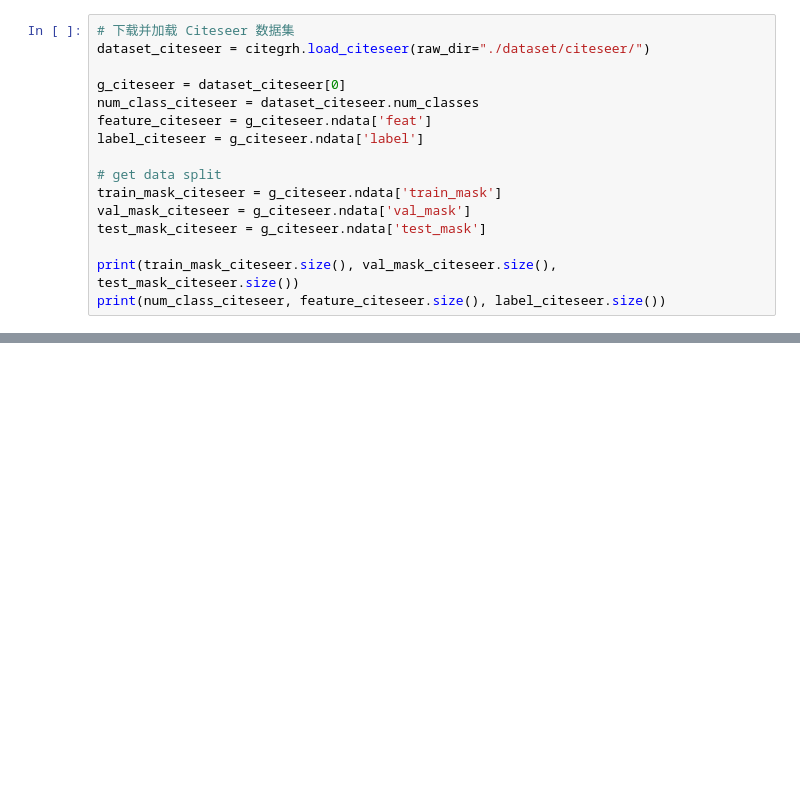
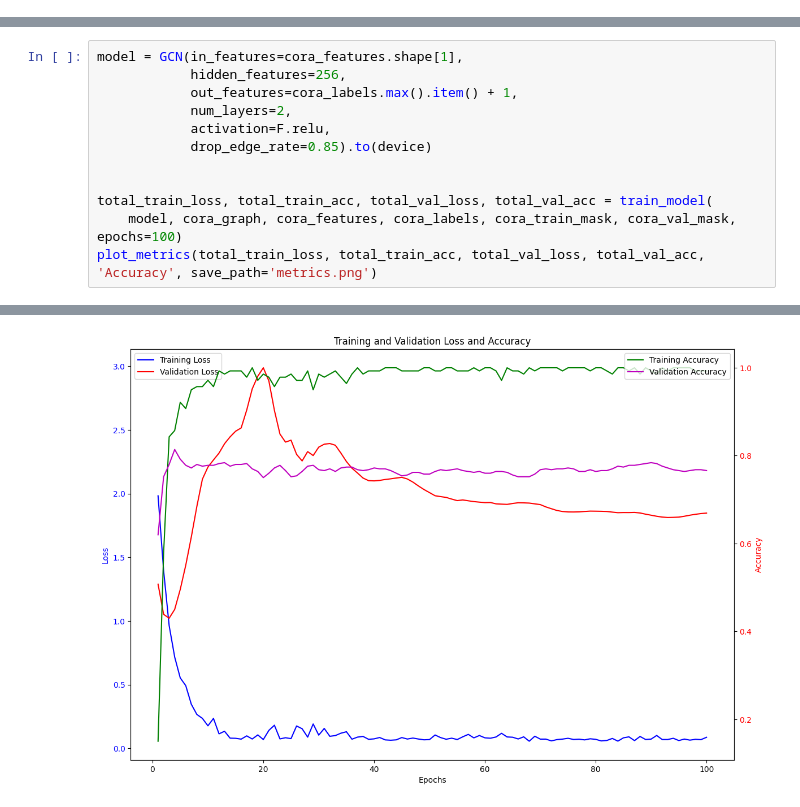
Before and after one commit to ChenXi4232/PythonCode, a Jupyter notebook: code/dl/EX3/GCN.ipynb, the cells around one changed output, grey strips where cells are left out. Saved outputs shown, nothing was run; the diff lists cells and outputs as text; blank space fills up the shorter version.

```diff
--- a/code/dl/EX3/GCN.ipynb
+++ b/code/dl/EX3/GCN.ipynb
@@ -37,16 +0,0 @@ torch.Size([2708]) torch.Size([2708]) torch.Size([2708])
-# %%
-# 下载并加载 Citeseer 数据集
-dataset_citeseer = citegrh.load_citeseer(raw_dir="./dataset/citeseer/")
-
-g_citeseer = dataset_citeseer[0]
-num_class_citeseer = dataset_citeseer.num_classes
-feature_citeseer = g_citeseer.ndata['feat']
-label_citeseer = g_citeseer.ndata['label']
-
-# get data split
-train_mask_citeseer = g_citeseer.ndata['train_mask']
-val_mask_citeseer = g_citeseer.ndata['val_mask']
-test_mask_citeseer = g_citeseer.ndata['test_mask']
-
-print(train_mask_citeseer.size(), val_mask_citeseer.size(), test_mask_citeseer.size())
-print(num_class_citeseer, feature_citeseer.size(), label_citeseer.size())
@@ -63,0 +320,13 @@ torch.Size([3327]) torch.Size([3327]) torch.Size([3327])
+# %%
+model = GCN(in_features=cora_features.shape[1],
+            hidden_features=256,
+            out_features=cora_labels.max().item() + 1,
+            num_layers=2,
+            activation=F.relu,
+            drop_edge_rate=0.85).to(device)
+
+
+total_train_loss, total_train_acc, total_val_loss, total_val_acc = train_model(
+    model, cora_graph, cora_features, cora_labels, cora_train_mask, cora_val_mask, epochs=100)
+plot_metrics(total_train_loss, total_train_acc, total_val_loss, total_val_acc, 'Accuracy', save_path='metrics.png')
+# %% [output]
@@ -63,0 +350 @@ torch.Size([3327]) torch.Size([3327]) torch.Size([3327])
+[figure, added]
```
Also changed, not shown: parts of 21 cells of this notebook, 2 other files.
